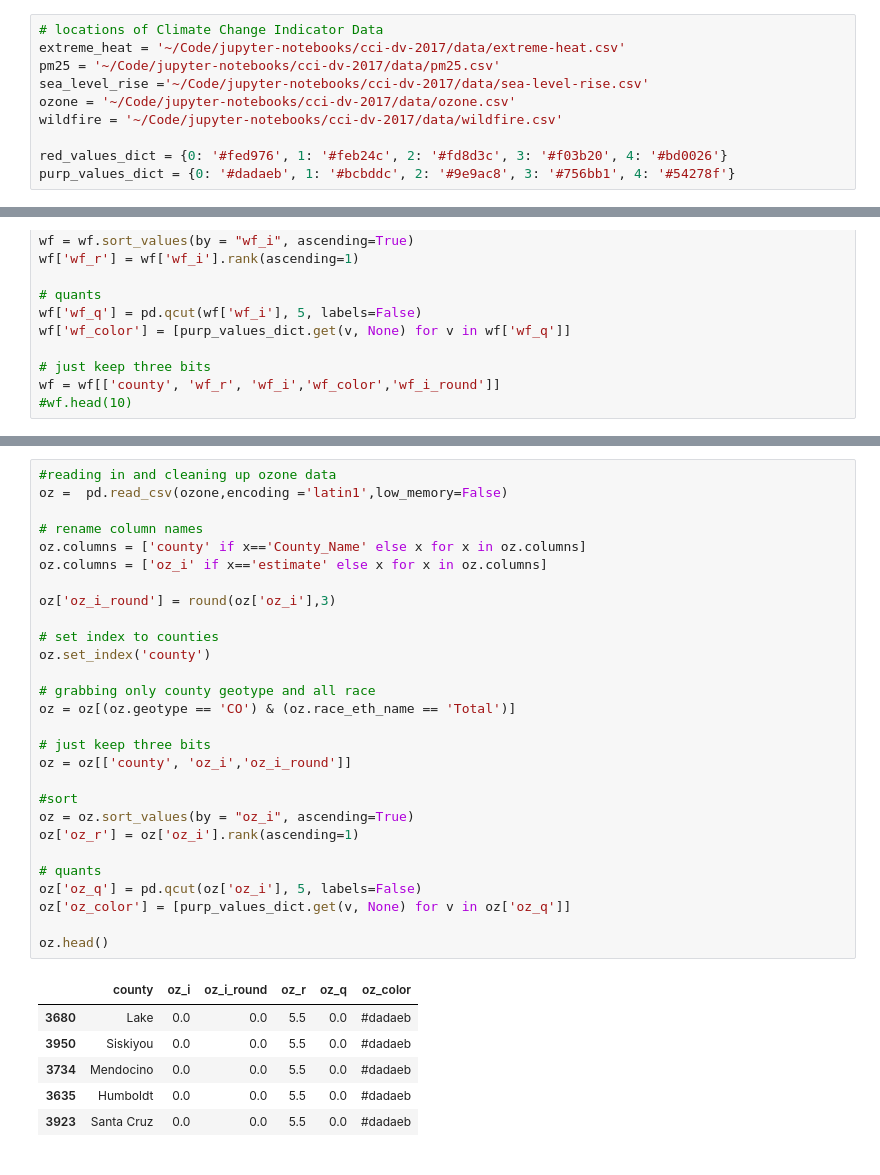
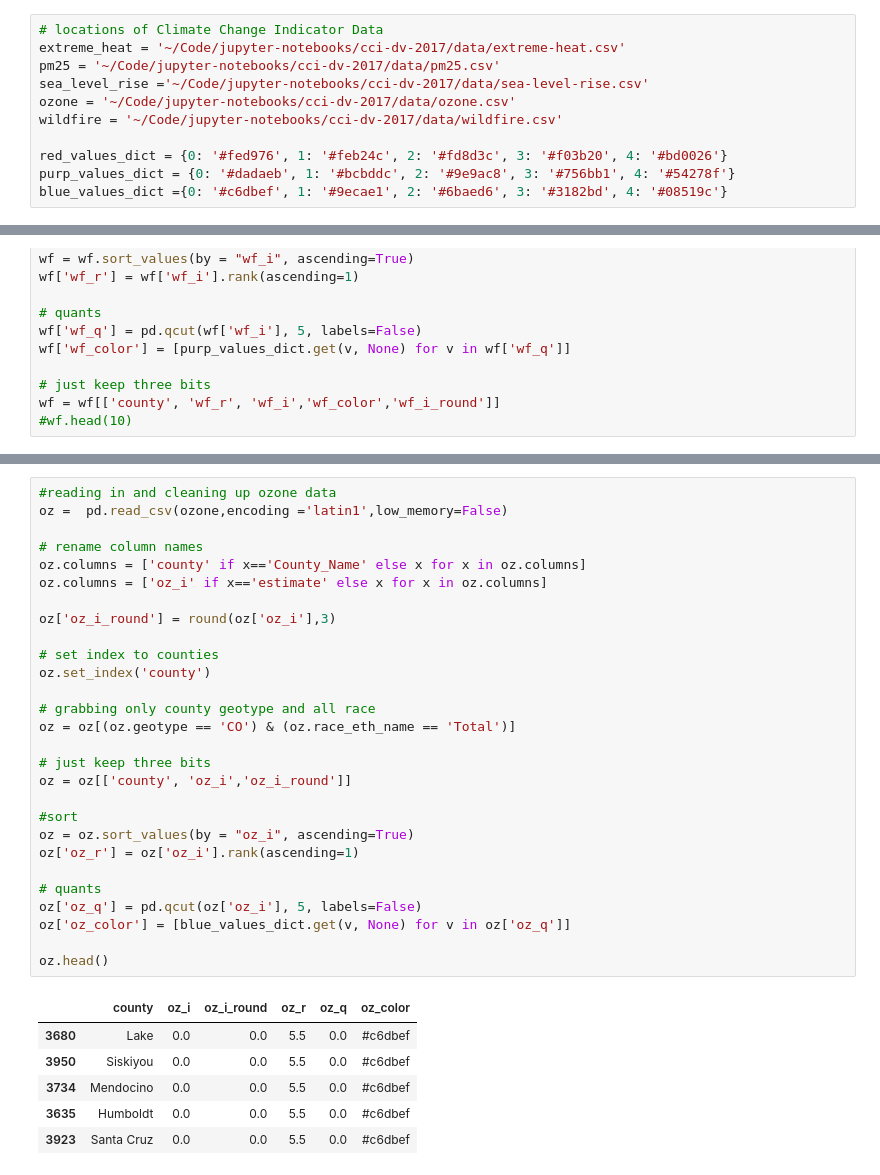
Before and after one commit to madrigal415/cci-dv-2017, a Jupyter notebook: climate-change-indicators-dv-2017.ipynb, the cells around one changed output, grey strips where cells are left out. Drawn from its saved outputs; the diff is of its cells as text.

```diff
--- a/climate-change-indicators-dv-2017.ipynb
+++ b/climate-change-indicators-dv-2017.ipynb
@@ -56,6 +56,7 @@ wildfire = '~/Code/jupyter-notebooks/cci-dv-2017/data/wildfire.csv'
 
 red_values_dict = {0: '#fed976', 1: '#feb24c', 2: '#fd8d3c', 3: '#f03b20', 4: '#bd0026'}
 purp_values_dict = {0: '#dadaeb', 1: '#bcbddc', 2: '#9e9ac8', 3: '#756bb1', 4: '#54278f'}
+blue_values_dict ={0: '#c6dbef', 1: '#9ecae1', 2: '#6baed6', 3: '#3182bd', 4: '#08519c'}
 # %%
 # read in extreme heat data set
 eh = pd.read_csv(extreme_heat)
@@ -210,38 +196,38 @@ See https://github.com/bokeh/bokeh/issues/2056 for more information.
 # %%
 #reading in and cleaning up ozone data
 oz =  pd.read_csv(ozone,encoding ='latin1',low_memory=False)
 
 # rename column names
 oz.columns = ['county' if x=='County_Name' else x for x in oz.columns]
 oz.columns = ['oz_i' if x=='estimate' else x for x in oz.columns]
 
 oz['oz_i_round'] = round(oz['oz_i'],3)
 
 # set index to counties
 oz.set_index('county')
 
 # grabbing only county geotype and all race
 oz = oz[(oz.geotype == 'CO') & (oz.race_eth_name == 'Total')]
 
 # just keep three bits
 oz = oz[['county', 'oz_i','oz_i_round']]
 
 #sort
 oz = oz.sort_values(by = "oz_i", ascending=True)
 oz['oz_r'] = oz['oz_i'].rank(ascending=1)
 
 # quants
 oz['oz_q'] = pd.qcut(oz['oz_i'], 5, labels=False)
-oz['oz_color'] = [purp_values_dict.get(v, None) for v in oz['oz_q']]
+oz['oz_color'] = [blue_values_dict.get(v, None) for v in oz['oz_q']]
 
 oz.head()
 # %% [output]
 |  | county | oz_i | oz_i_round | oz_r | oz_q | oz_color |
-| 3680 | Lake | 0.0 | 0.0 | 5.5 | 0.0 | #dadaeb |
-| 3950 | Siskiyou | 0.0 | 0.0 | 5.5 | 0.0 | #dadaeb |
-| 3734 | Mendocino | 0.0 | 0.0 | 5.5 | 0.0 | #dadaeb |
-| 3635 | Humboldt | 0.0 | 0.0 | 5.5 | 0.0 | #dadaeb |
-| 3923 | Santa Cruz | 0.0 | 0.0 | 5.5 | 0.0 | #dadaeb |
+| 3680 | Lake | 0.0 | 0.0 | 5.5 | 0.0 | #c6dbef |
+| 3950 | Siskiyou | 0.0 | 0.0 | 5.5 | 0.0 | #c6dbef |
+| 3734 | Mendocino | 0.0 | 0.0 | 5.5 | 0.0 | #c6dbef |
+| 3635 | Humboldt | 0.0 | 0.0 | 5.5 | 0.0 | #c6dbef |
+| 3923 | Santa Cruz | 0.0 | 0.0 | 5.5 | 0.0 | #c6dbef |
 # %%
 #making the ozone bar chart
 
```
Also changed, not shown: parts of 3 cells of this notebook, 1 other file.
